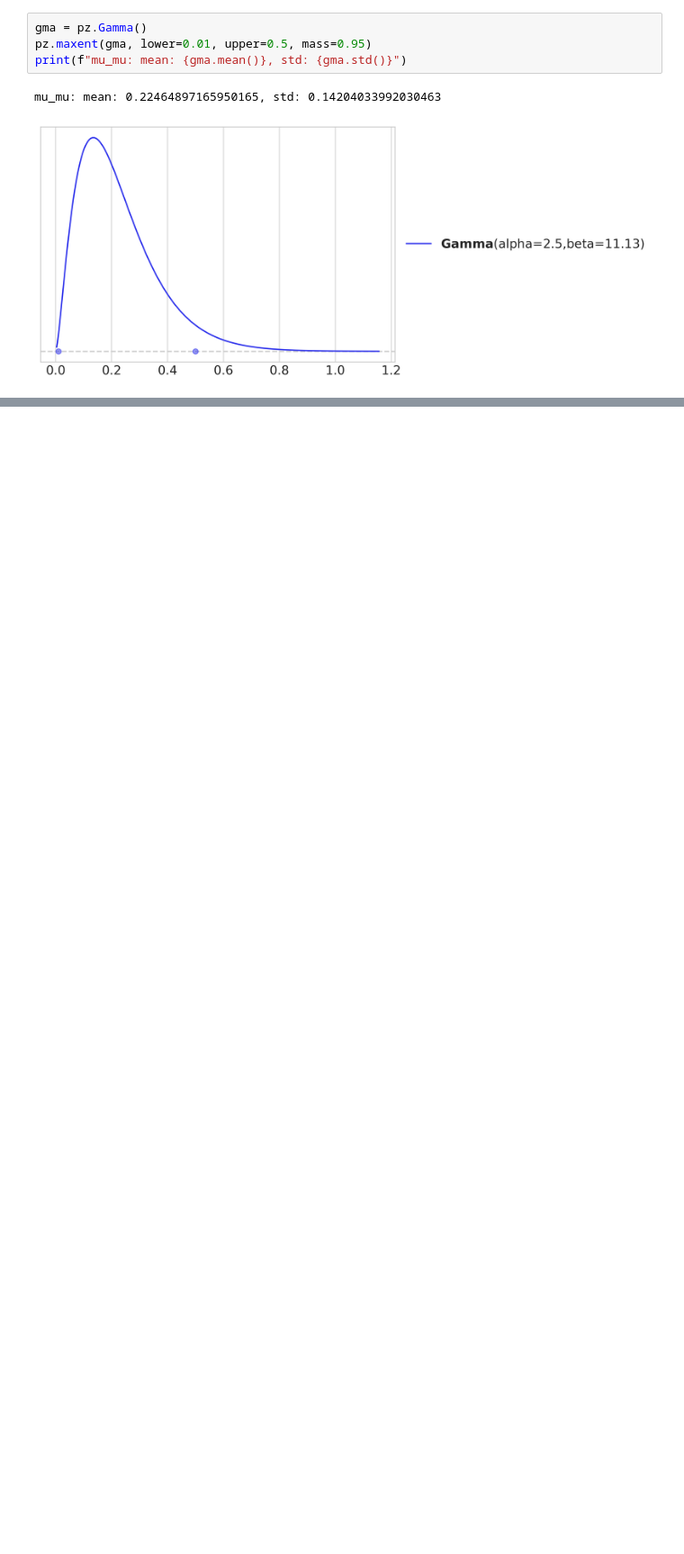
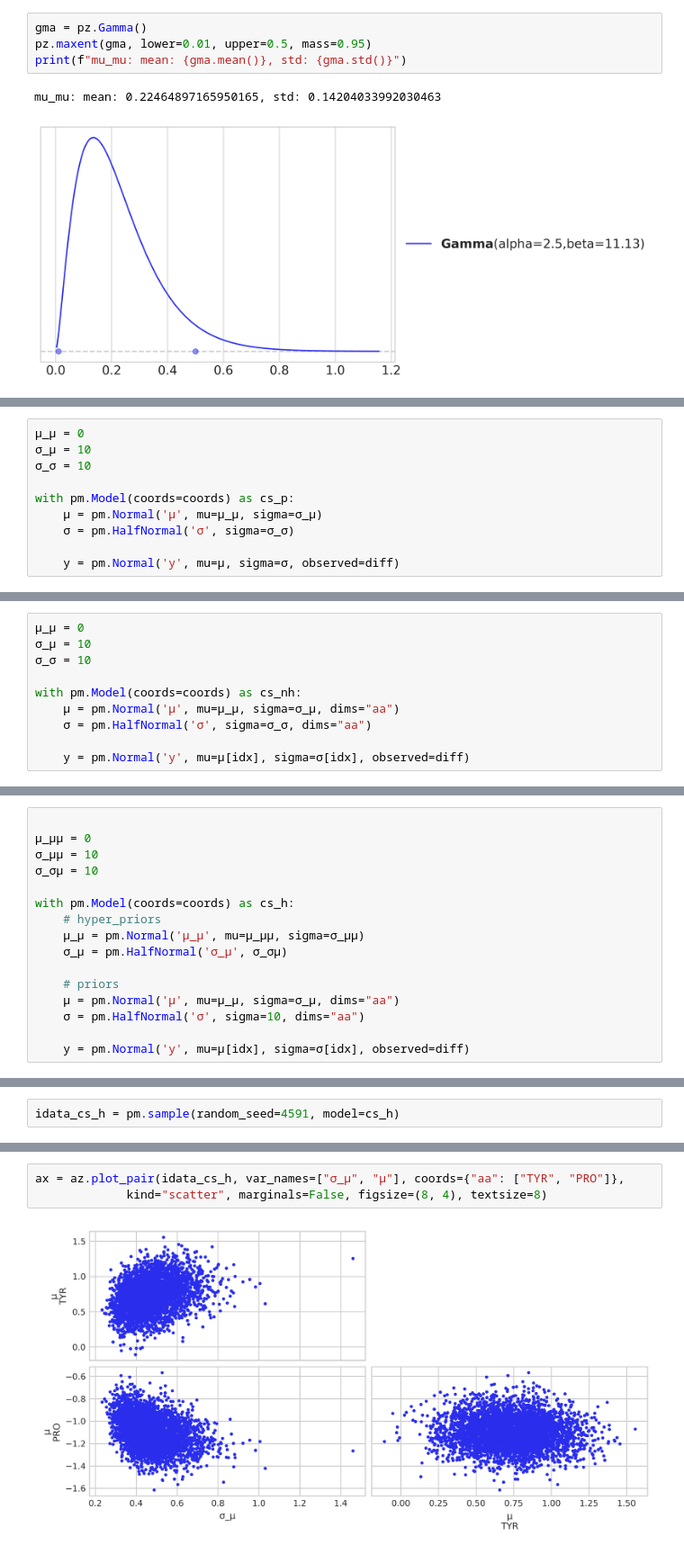
Before and after one commit to opherdonchin/StatisticalComputationAndAnalysis, a Jupyter notebook: Notebooks/Lecture07_HierarchicalModels.ipynb, the cells around one changed output, grey strips where cells are left out. Shown at 90% size. Drawn from its saved outputs; the diff is of its cells as text; blank space fills up the shorter version.

```diff
--- a/Notebooks/Lecture07_HierarchicalModels.ipynb
+++ b/Notebooks/Lecture07_HierarchicalModels.ipynb
@@ -170,0 +200,10 @@ array([<Axes: >], dtype=object)
+# %%
+μ_μ = 0
+σ_μ = 10
+σ_σ = 10
+
+with pm.Model(coords=coords) as cs_p:
+    μ = pm.Normal('μ', mu=μ_μ, sigma=σ_μ)
+    σ = pm.HalfNormal('σ', sigma=σ_σ)
+
+    y = pm.Normal('y', mu=μ, sigma=σ, observed=diff)
@@ -170,0 +223,10 @@ array([<Axes: >], dtype=object)
+# %%
+μ_μ = 0
+σ_μ = 10
+σ_σ = 10
+
+with pm.Model(coords=coords) as cs_nh:
+    μ = pm.Normal('μ', mu=μ_μ, sigma=σ_μ, dims="aa")
+    σ = pm.HalfNormal('σ', sigma=σ_σ, dims="aa")
+
+    y = pm.Normal('y', mu=μ[idx], sigma=σ[idx], observed=diff)
@@ -170,0 +246,16 @@ array([<Axes: >], dtype=object)
+# %%
+
+μ_μμ = 0
+σ_μμ = 10
+σ_σμ = 10
+
+with pm.Model(coords=coords) as cs_h:
+    # hyper_priors
+    μ_μ = pm.Normal('μ_μ', mu=μ_μμ, sigma=σ_μμ)
+    σ_μ = pm.HalfNormal('σ_μ', σ_σμ)
+
+    # priors
+    μ = pm.Normal('μ', mu=μ_μ, sigma=σ_μ, dims="aa")
+    σ = pm.HalfNormal('σ', sigma=10, dims="aa")
+
+    y = pm.Normal('y', mu=μ[idx], sigma=σ[idx], observed=diff)
@@ -170,0 +266,2 @@ array([<Axes: >], dtype=object)
+# %%
+idata_cs_h = pm.sample(random_seed=4591, model=cs_h)
@@ -170,0 +291,5 @@ array([<Axes: >], dtype=object)
+# %%
+ax = az.plot_pair(idata_cs_h, var_names=["σ_μ", "μ"], coords={"aa": ["TYR", "PRO"]},
+             kind="scatter", marginals=False, figsize=(8, 4), textsize=8)
+# %% [output]
+[figure, added]
```
Also changed, not shown: parts of 19 cells of this notebook, 7 other files.
